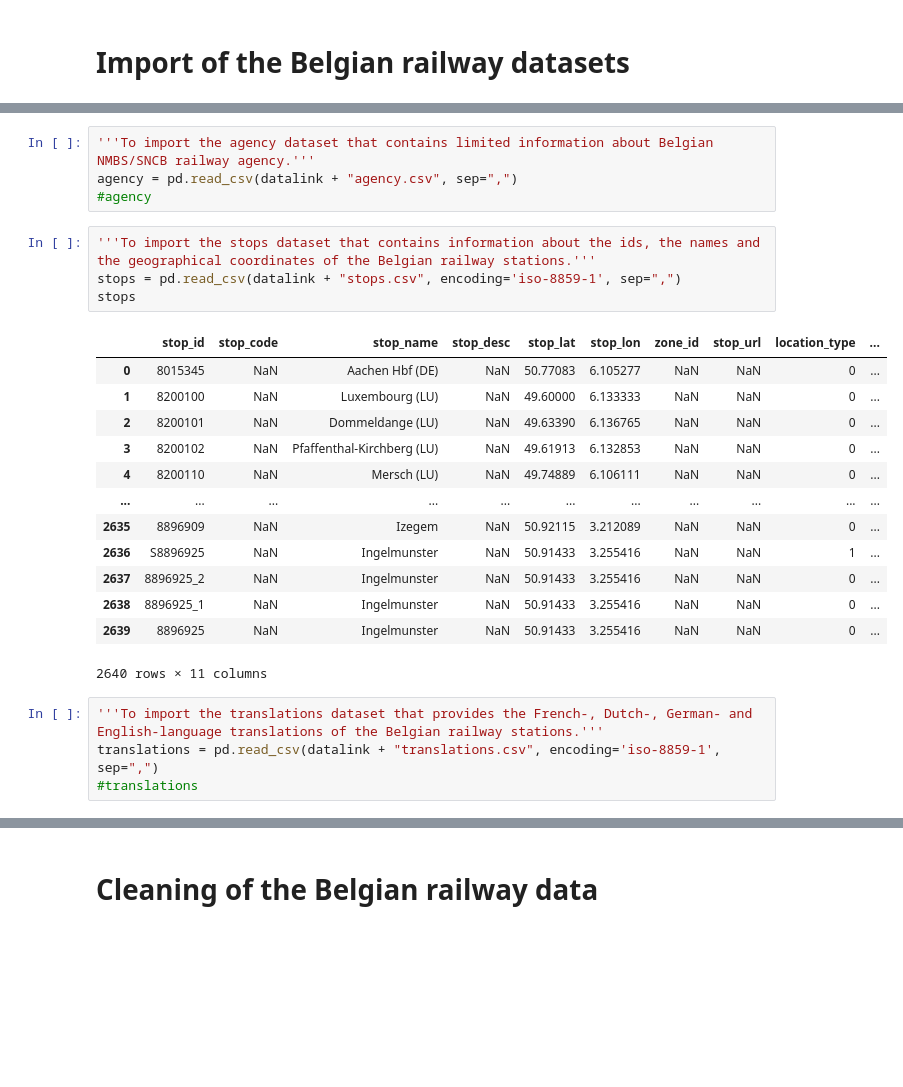
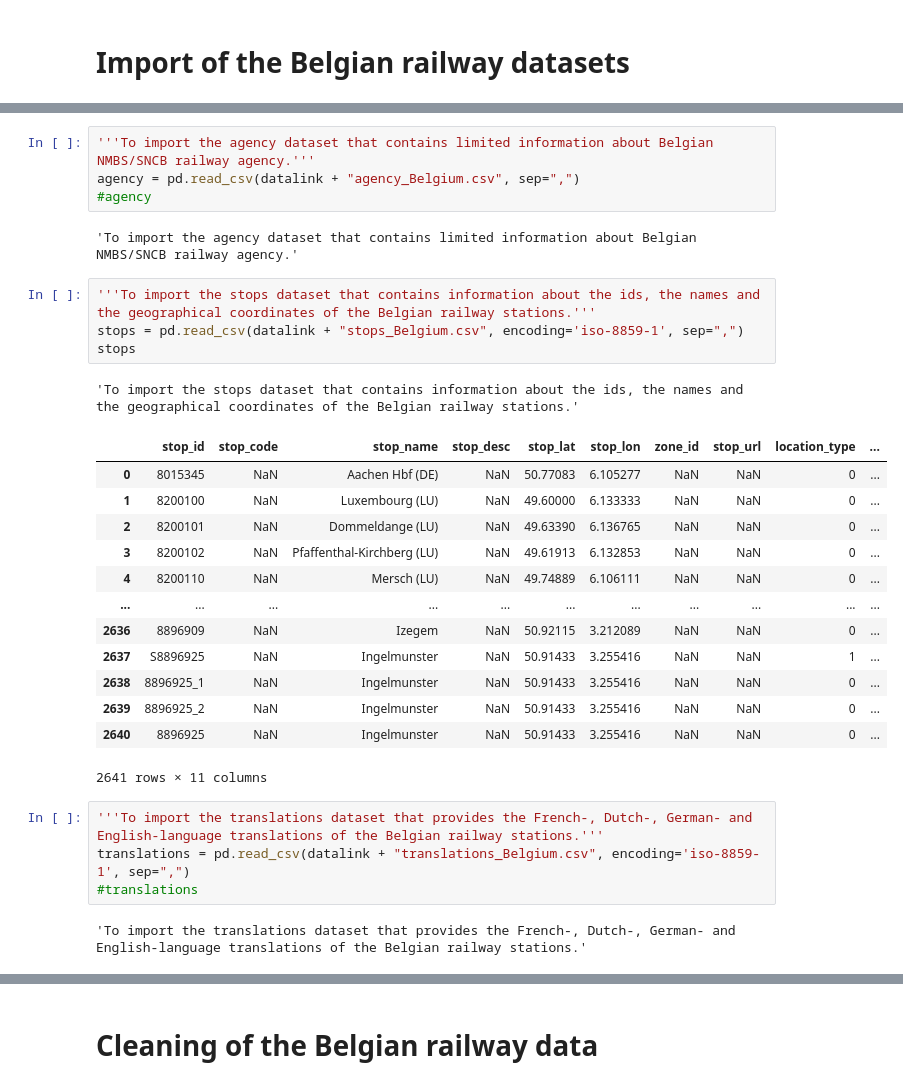
Before and after one commit to ThesisNetworkAnalysisInePolKUL/thesis, a Jupyter notebook: Main_code.ipynb, the cells around one changed output, grey strips where cells are left out. Cells and saved outputs as stored; diff of their text form; blank space fills up the shorter version.

```diff
--- a/Main_code.ipynb
+++ b/Main_code.ipynb
@@ -89,28 +89,33 @@ datalink = "https://raw.githubusercontent.com/polkuleuven/thesis/main/"
 # %%
 '''To import the agency dataset that contains limited information about Belgian NMBS/SNCB railway agency.'''
-agency = pd.read_csv(datalink + "agency.csv", sep=",")
+agency = pd.read_csv(datalink + "agency_Belgium.csv", sep=",")
 #agency
+# %% [output]
+'To import the agency dataset that contains limited information about Belgian NMBS/SNCB railway agency.'
 # %%
 '''To import the stops dataset that contains information about the ids, the names and the geographical coordinates of the Belgian railway stations.'''
-stops = pd.read_csv(datalink + "stops.csv", encoding='iso-8859-1', sep=",")
+stops = pd.read_csv(datalink + "stops_Belgium.csv", encoding='iso-8859-1', sep=",")
 stops
 # %% [output]
+'To import the stops dataset that contains information about the ids, the names and the geographical coordinates of the Belgian railway stations.'
 |  | stop_id | stop_code | stop_name | stop_desc | stop_lat | stop_lon | zone_id | stop_url | location_type | ... |
 | 0 | 8015345 | NaN | Aachen Hbf (DE) | NaN | 50.77083 | 6.105277 | NaN | NaN | 0 | ... |
 | 1 | 8200100 | NaN | Luxembourg (LU) | NaN | 49.60000 | 6.133333 | NaN | NaN | 0 | ... |
 | 2 | 8200101 | NaN | Dommeldange (LU) | NaN | 49.63390 | 6.136765 | NaN | NaN | 0 | ... |
 | 3 | 8200102 | NaN | Pfaffenthal-Kirchberg (LU) | NaN | 49.61913 | 6.132853 | NaN | NaN | 0 | ... |
 | 4 | 8200110 | NaN | Mersch (LU) | NaN | 49.74889 | 6.106111 | NaN | NaN | 0 | ... |
 | ... | ... | ... | ... | ... | ... | ... | ... | ... | ... | ... |
-| 2635 | 8896909 | NaN | Izegem | NaN | 50.92115 | 3.212089 | NaN | NaN | 0 | ... |
-| 2636 | S8896925 | NaN | Ingelmunster | NaN | 50.91433 | 3.255416 | NaN | NaN | 1 | ... |
-| 2637 | 8896925_2 | NaN | Ingelmunster | NaN | 50.91433 | 3.255416 | NaN | NaN | 0 | ... |
+| 2636 | 8896909 | NaN | Izegem | NaN | 50.92115 | 3.212089 | NaN | NaN | 0 | ... |
+| 2637 | S8896925 | NaN | Ingelmunster | NaN | 50.91433 | 3.255416 | NaN | NaN | 1 | ... |
 | 2638 | 8896925_1 | NaN | Ingelmunster | NaN | 50.91433 | 3.255416 | NaN | NaN | 0 | ... |
-| 2639 | 8896925 | NaN | Ingelmunster | NaN | 50.91433 | 3.255416 | NaN | NaN | 0 | ... |
+| 2639 | 8896925_2 | NaN | Ingelmunster | NaN | 50.91433 | 3.255416 | NaN | NaN | 0 | ... |
+| 2640 | 8896925 | NaN | Ingelmunster | NaN | 50.91433 | 3.255416 | NaN | NaN | 0 | ... |
-2640 rows × 11 columns
+2641 rows × 11 columns
 # %%
 '''To import the translations dataset that provides the French-, Dutch-, German- and English-language translations of the Belgian railway stations.'''
-translations = pd.read_csv(datalink + "translations.csv", encoding='iso-8859-1', sep=",")
+translations = pd.read_csv(datalink + "translations_Belgium.csv", encoding='iso-8859-1', sep=",")
 #translations
+# %% [output]
+'To import the translations dataset that provides the French-, Dutch-, German- and English-language translations of the Belgian railway stations.'
 # %%
 '''To import the transfers dataset that gives the minimum transfer time to switch routes at each Belgian railway station.'''
```
Also changed, not shown: parts of 240 cells of this notebook.
